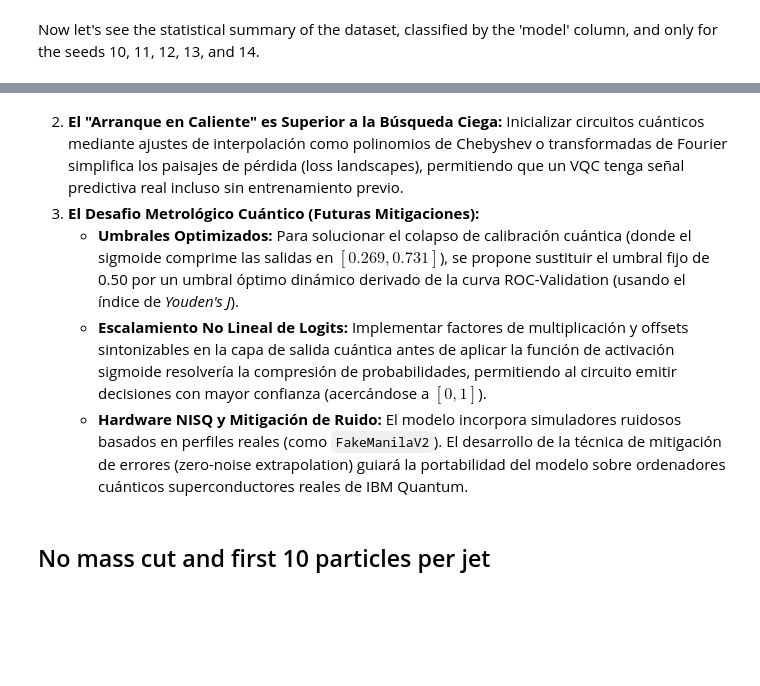
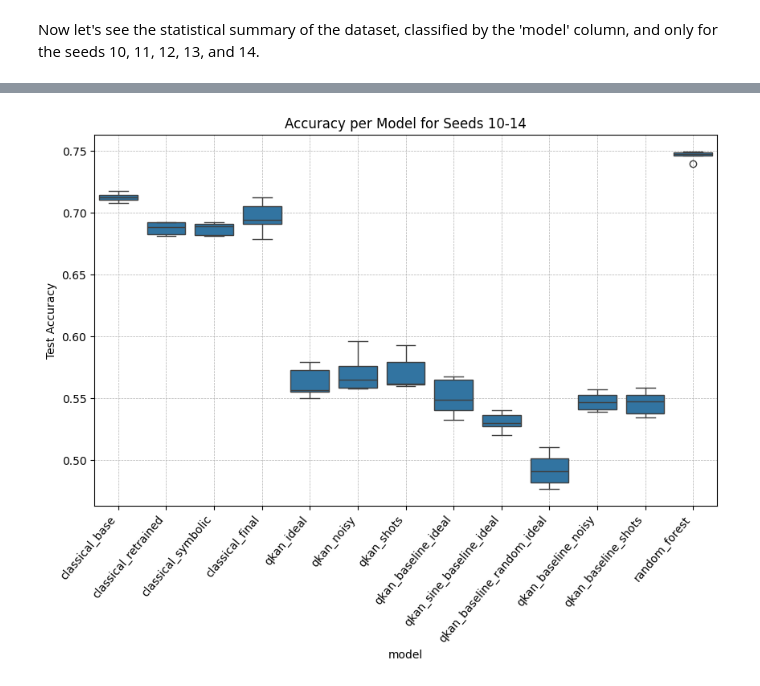
Before and after one commit to Jorge-1501/QKANs-ML4SCI_2026, a Jupyter notebook: notebooks/Results.ipynb, the cells around one changed output, grey strips where cells are left out. Drawn from its saved outputs; the diff is of its cells as text; code cells hidden in the pictures; blank space fills up the shorter version.

```diff
--- a/notebooks/Results.ipynb
+++ b/notebooks/Results.ipynb
@@ -102,8 +120,15 @@ los límites del logit $[-1, 1]$ se mapean exclusivamente dentro del intervalo $
-# %% [markdown]
-2. **El "Arranque en Caliente" es Superior a la Búsqueda Ciega:** Inicializar circuitos cuánticos mediante ajustes de interpolación como polinomios de Chebyshev o transformadas de Fourier simplifica los paisajes de pérdida (loss landscapes), permitiendo que un VQC tenga señal predictiva real incluso sin entrenamiento previo.
-3. **El Desafio Metrológico Cuántico (Futuras Mitigaciones):**
-   * **Umbrales Optimizados:** Para solucionar el colapso de calibración cuántica (donde el sigmoide comprime las salidas en $[0.269, 0.731]$), se propone sustituir el umbral fijo de 0.50 por un umbral óptimo dinámico derivado de la curva ROC-Validation (usando el índice de *Youden's J*).
-   * **Escalamiento No Lineal de Logits:** Implementar factores de multiplicación y offsets sintonizables en la capa de salida cuántica antes de aplicar la función de activación sigmoide resolvería la compresión de probabilidades, permitiendo al circuito emitir decisiones con mayor confianza (acercándose a $[0, 1]$).
-   * **Hardware NISQ y Mitigación de Ruido:** El modelo incorpora simuladores ruidosos basados en perfiles reales (como `FakeManilaV2`). El desarrollo de la técnica de mitigación de errores (zero-noise extrapolation) guiará la portabilidad del modelo sobre ordenadores cuánticos superconductores reales de IBM Quantum.
-# %% [markdown]
-## No mass cut and first 10 particles per jet
+# %%
+# graph of accuracy per model only in 10, 11, 12, 13, 14 seeds
+df_filtered = df[df['seed'].isin([10, 11, 12, 13, 14])]
+import matplotlib.pyplot as plt
+import seaborn as sns
+
+plt.figure(figsize=(10, 6))
+sns.boxplot(x='model', y='Test Accuracy', data=df_filtered)
+plt.title('Accuracy per Model for Seeds 10-14')
+plt.grid(True, which='both', linestyle='--', linewidth=0.5)
+#rotate x-axis labels for better readability
+plt.xticks(rotation=50, ha='right')
+plt.show()
+# %% [output]
+[figure, added]
```
Also changed, not shown: parts of 23 cells of this notebook, 4 other files.
